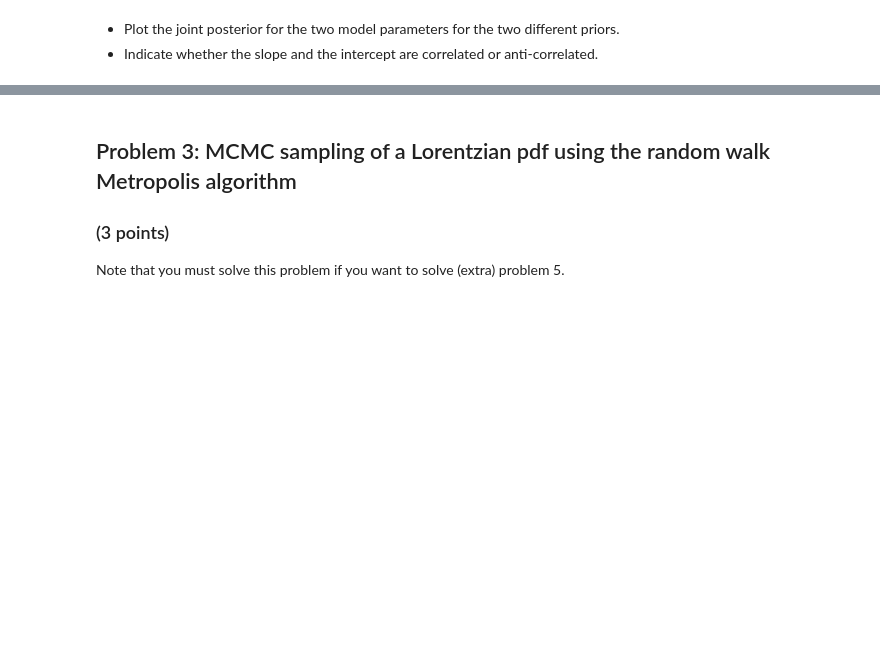
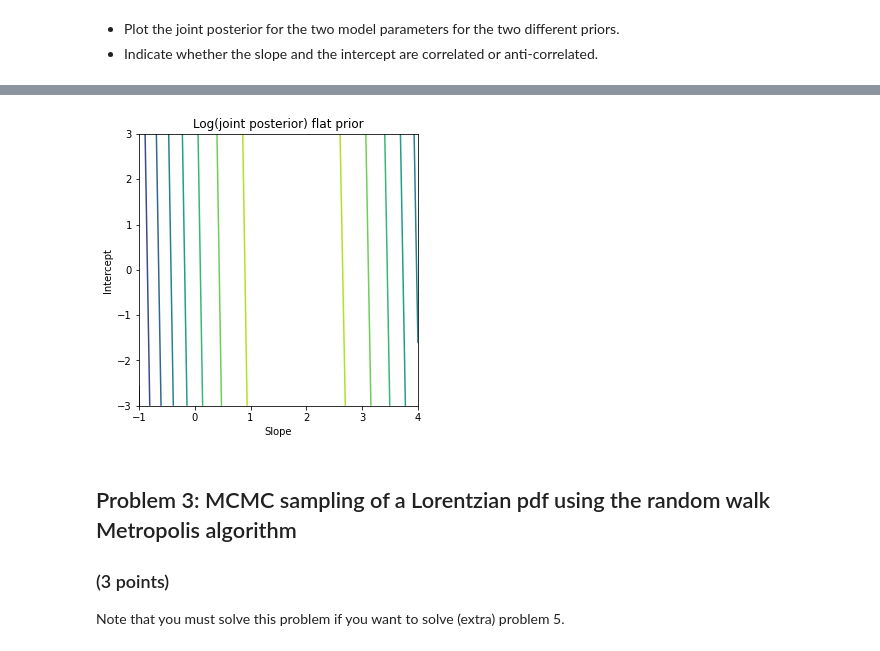
Before and after one commit to pwd-alejandro/learningFromData, a Jupyter notebook: doc/pub/ProblemSets/Set2/TIF285_ProblemSet2/TIF285_ProblemSet2/TIF285_ps2_basic_problems.ipynb, the cells around one changed output, grey strips where cells are left out. Drawn from its saved outputs; the diff is of its cells as text; code cells hidden in the pictures; blank space fills up the shorter version.

```diff
--- a/doc/pub/ProblemSets/Set2/TIF285_ProblemSet2/TIF285_ProblemSet2/TIF285_ps2_basic_problems.ipynb
+++ b/doc/pub/ProblemSets/Set2/TIF285_ProblemSet2/TIF285_ProblemSet2/TIF285_ps2_basic_problems.ipynb
@@ -298,3 +335,13 @@ for prior in ['uniform_prior','symmetric_prior']:
+# %%
+# plot flat
+plt.figure(figsize=(5,5))
+plt.title('Log(joint posterior) flat prior')
+plt.contour(slope,intercept,joint_pdf_flat)
+plt.xlabel('Slope')
+plt.ylabel('Intercept')
+plt.show()
+# %% [output]
+[figure, added]
 # %% [markdown]
 ## Problem 3: MCMC sampling of a Lorentzian pdf using the random walk Metropolis algorithm
 ### (3 points)
```
Also changed, not shown: parts of 12 cells of this notebook.
